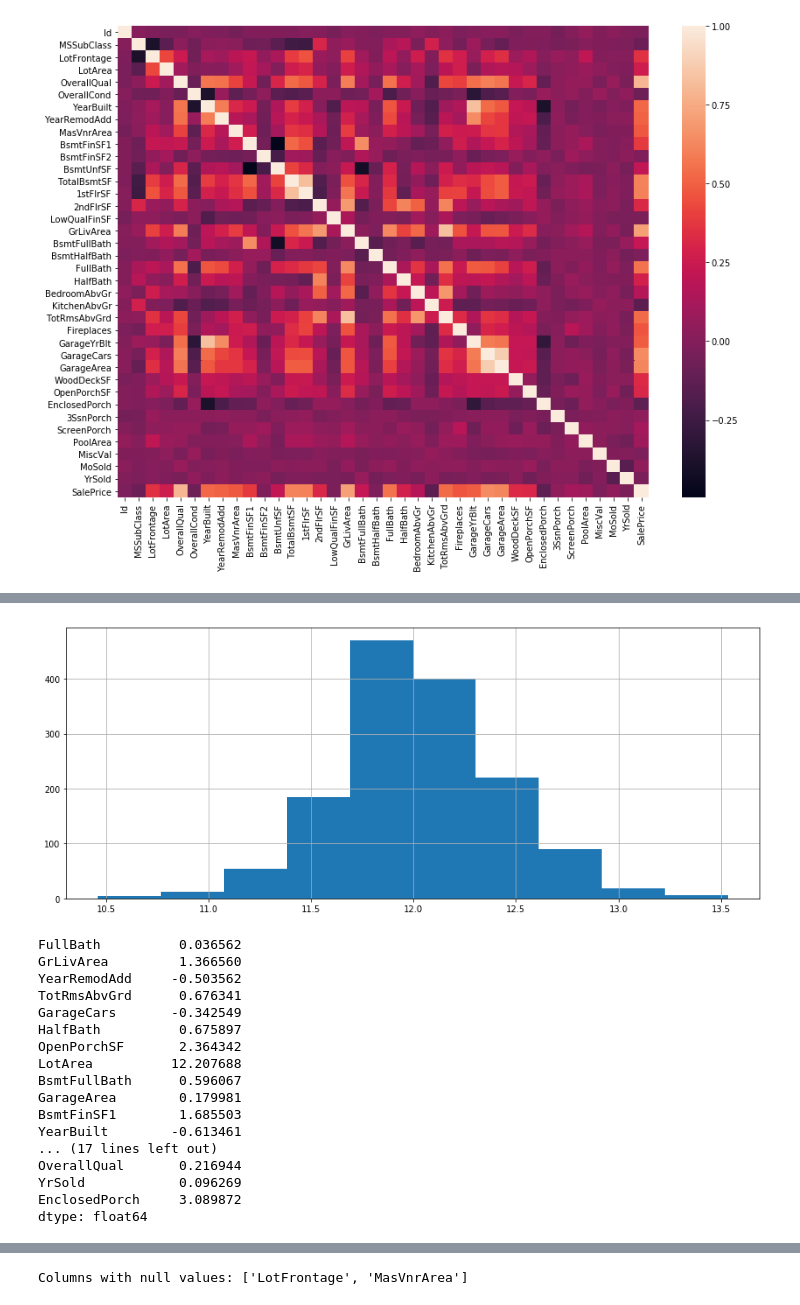
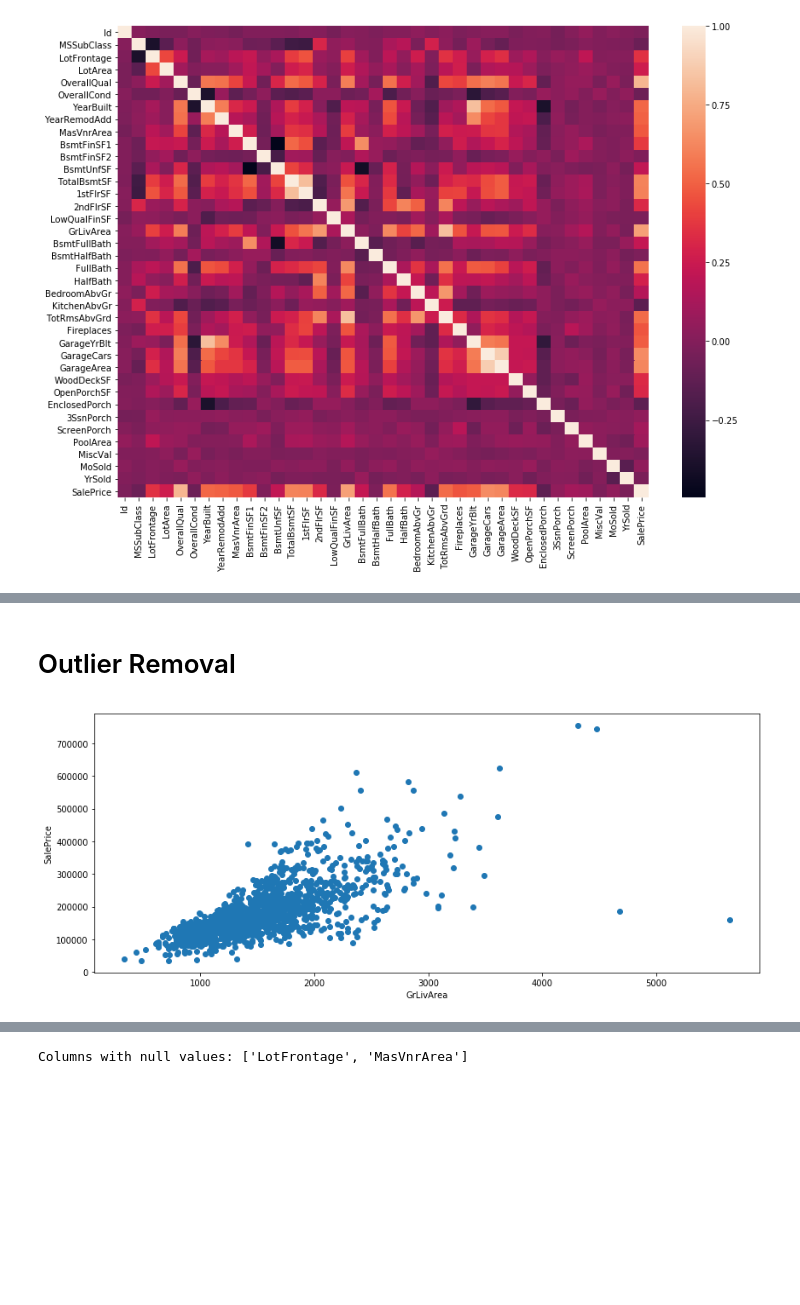
Before and after one commit to maykulkarni/kaggle_solutions, a Jupyter notebook: housing price advanced regression/submission.ipynb, the cells around one changed output, grey strips where cells are left out. Cells and saved outputs as stored; diff of their text form; code cells hidden in the pictures; blank space fills up the shorter version.

```diff
--- a/housing price advanced regression/submission.ipynb
+++ b/housing price advanced regression/submission.ipynb
@@ -51,5 +47,0 @@ tl()
-# %%
-np.log(df["SalePrice"]).hist()
-tl()
-# %% [output]
-[figure, removed]
@@ -59,20 +48,9 @@ df["SalePrice"] = np.log(df["SalePrice"])
-# %%
-df.skew()
-# %% [output]
-FullBath          0.036562
-GrLivArea         1.366560
-YearRemodAdd     -0.503562
-TotRmsAbvGrd      0.676341
-GarageCars       -0.342549
-HalfBath          0.675897
-OpenPorchSF       2.364342
-LotArea          12.207688
-BsmtFullBath      0.596067
-GarageArea        0.179981
-BsmtFinSF1        1.685503
-YearBuilt        -0.613461
-... (17 lines left out)
-OverallQual       0.216944
-YrSold            0.096269
-EnclosedPorch     3.089872
-dtype: float64
+# %% [markdown]
+# Outlier Removal
+# %%
+plt.scatter(df["GrLivArea"], df["SalePrice"])
+plt.xlabel("GrLivArea")
+plt.ylabel("SalePrice")
+tl()
+# %% [output]
+[figure, added]
```
Also changed, not shown: parts of 29 cells of this notebook, 5 other files.
